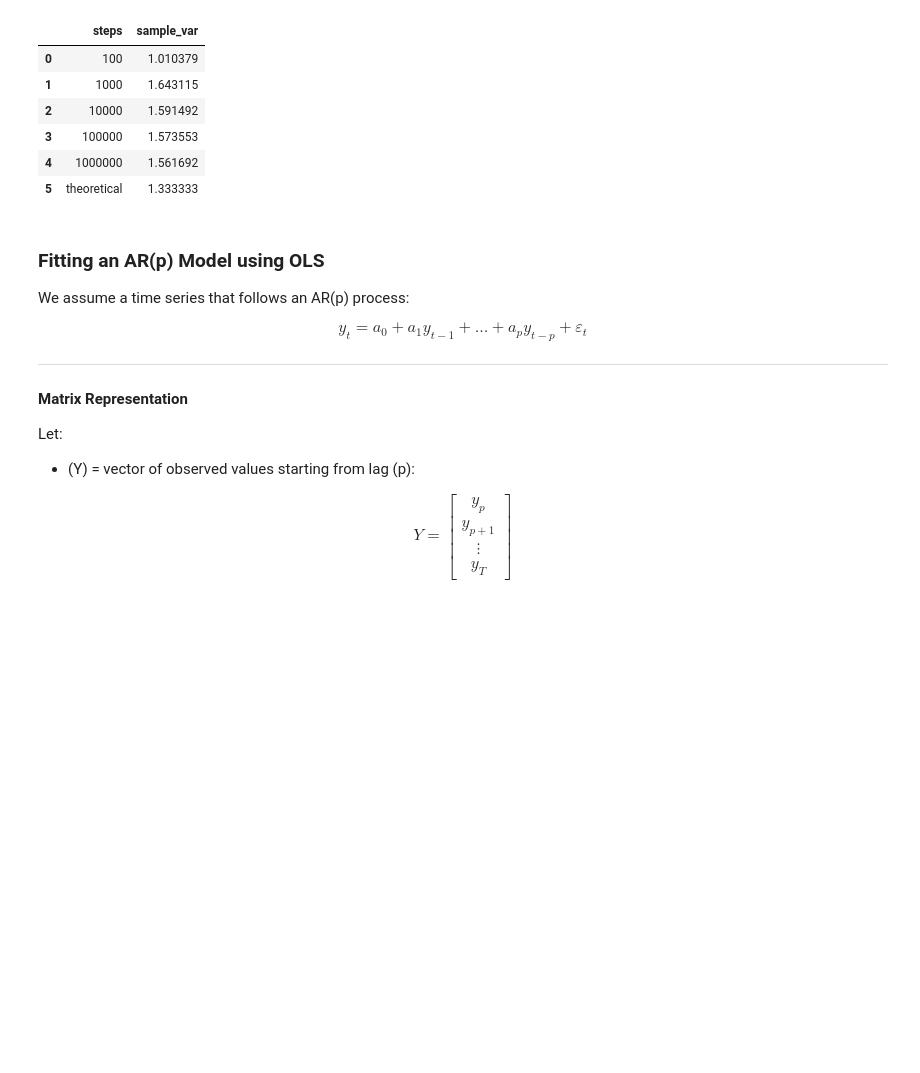
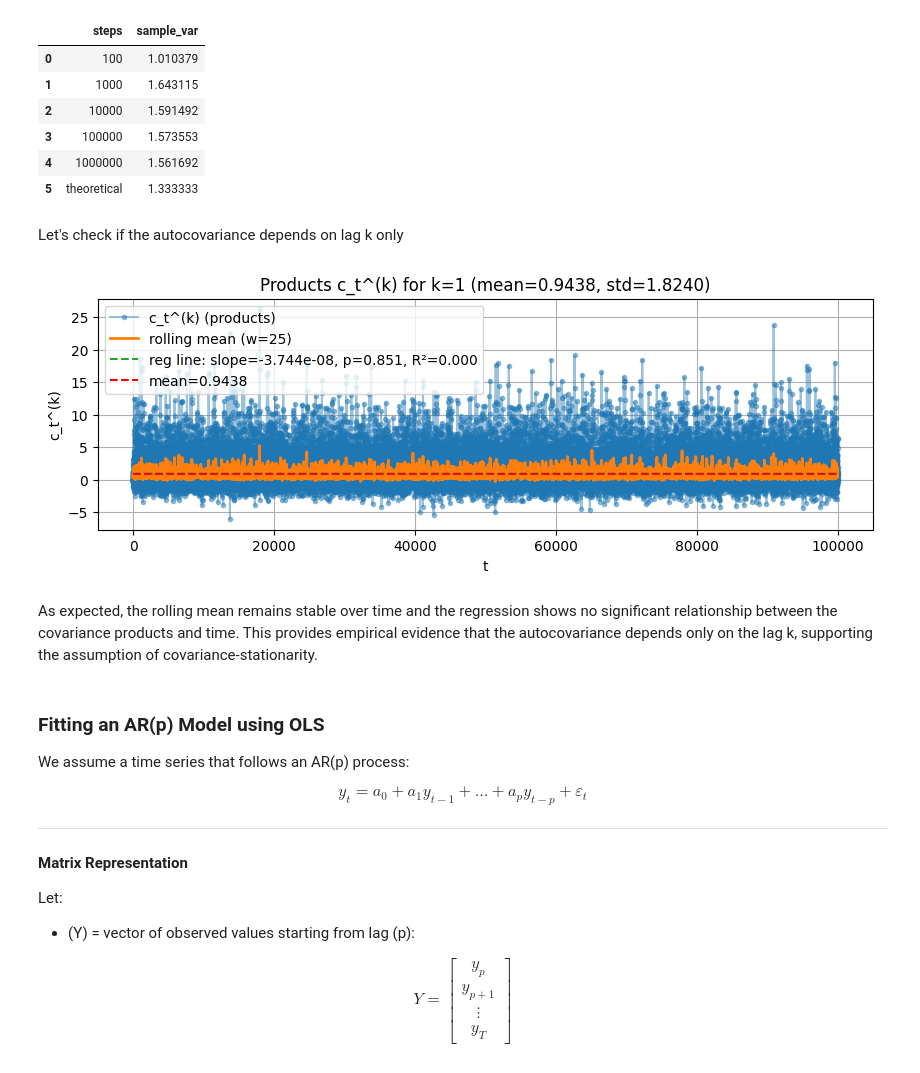
Before and after one commit to kiddrast/FundamentalInterestRatesModels, a Jupyter notebook: main.ipynb, the cells around one changed output. Cells and saved outputs as stored; diff of their text form; code cells hidden in the pictures; blank space fills up the shorter version.

Commit message:
Added covariance-stationarity check

```diff
--- a/main.ipynb
+++ b/main.ipynb
@@ -164,6 +164,14 @@ display(result)
 | 3 | 100000 | 1.573553 |
 | 4 | 1000000 | 1.561692 |
 | 5 | theoretical | 1.333333 |
+# %% [markdown]
+Let's check if the autocovariance depends on lag k only
+# %%
+stat.check_autocovariance_stationarity(simulations_ar1[100000].flatten(),max_lag=1, plot=True,  window=25, min_points_for_regression=10)
+# %% [output]
+[figure, added]
+# %% [markdown]
+As expected, the rolling mean remains stable over time and the regression shows no significant relationship between the covariance products and time. This provides empirical evidence that the autocovariance depends only on the lag k, supporting the assumption of covariance-stationarity.
 # %% [markdown]
 ### Fitting an AR(p) Model using OLS
 
```
Also changed, not shown: 1 other file.
